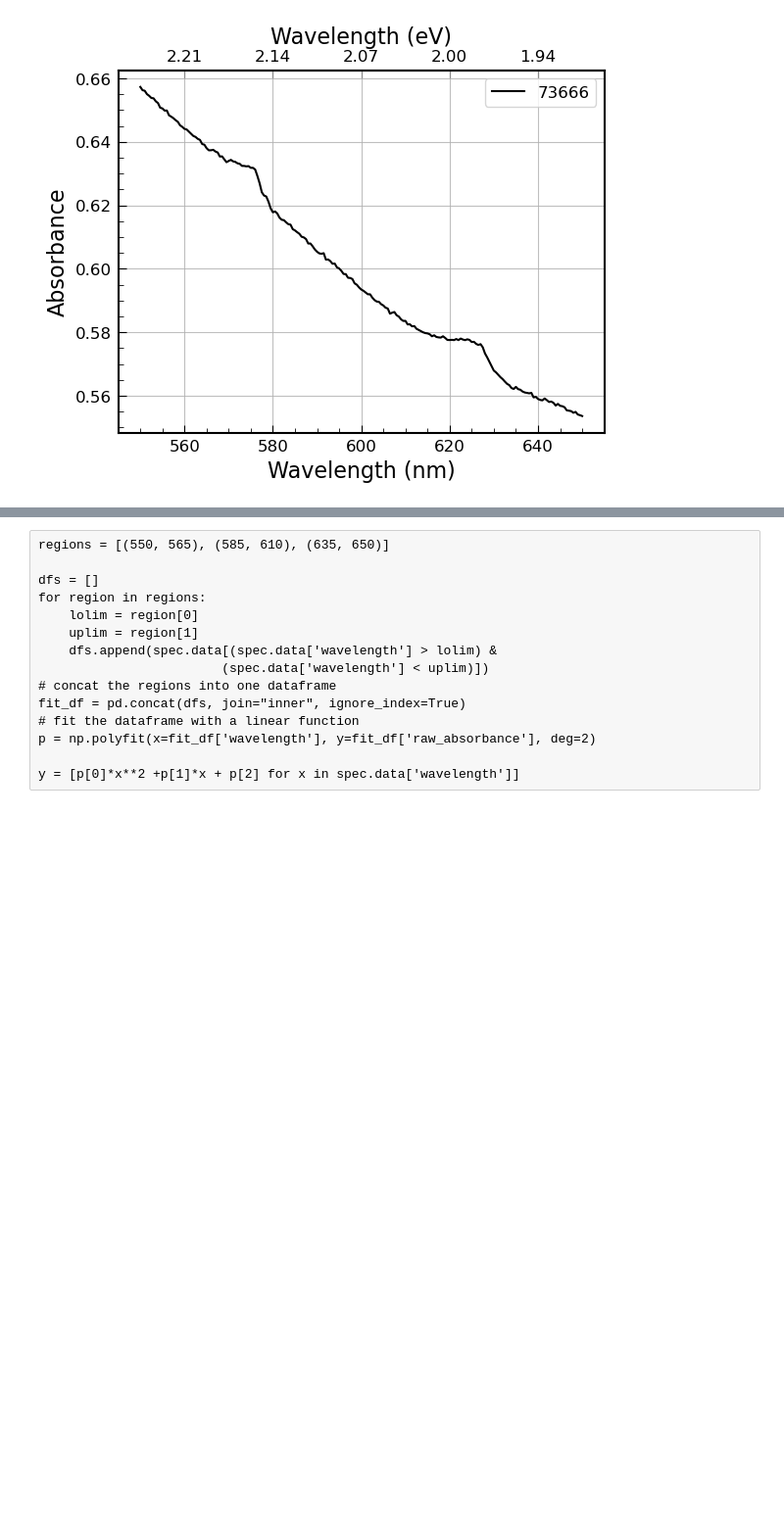
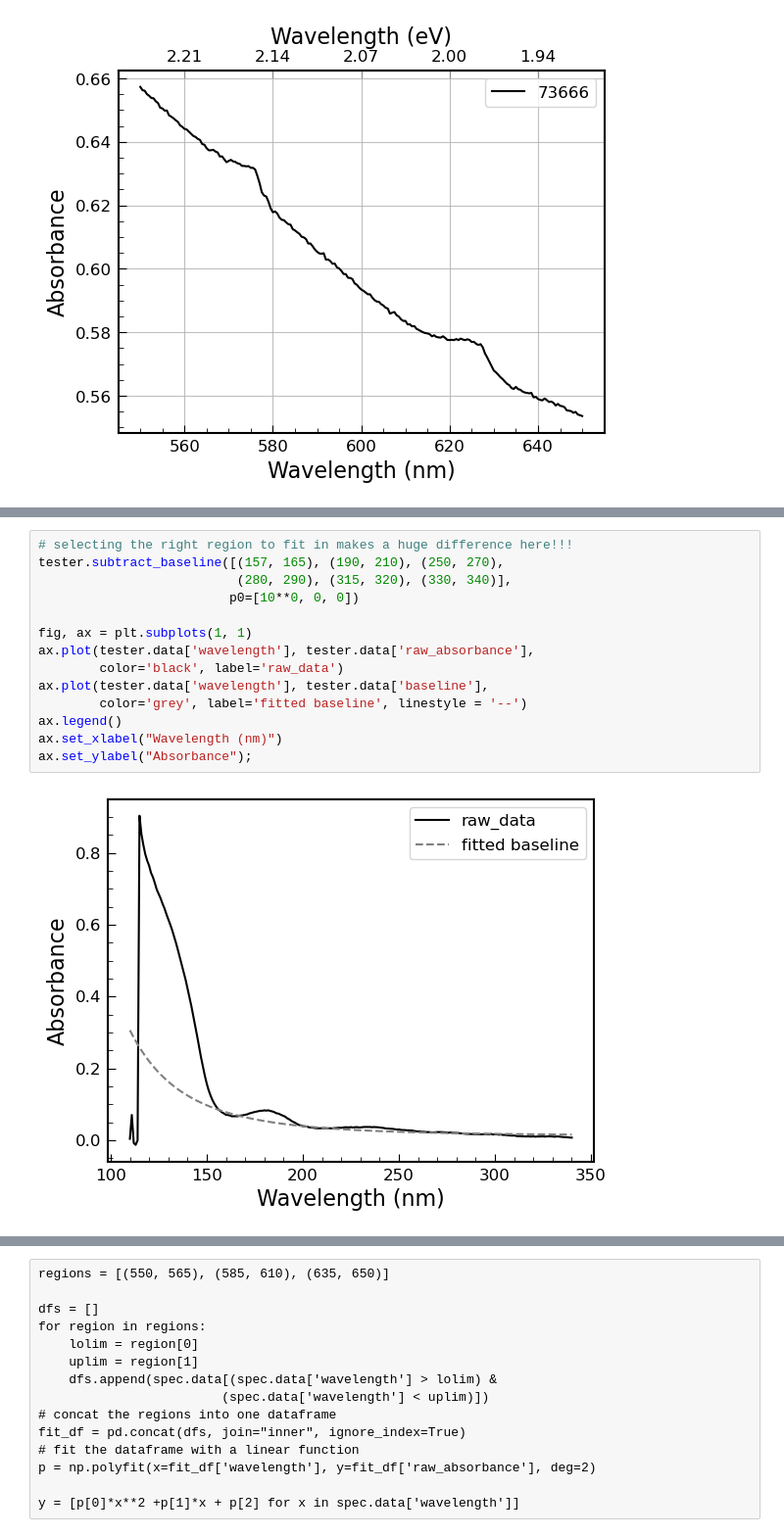
Before and after one commit to cassidy-andrew/AU-UV_ices, a Jupyter notebook: playground.ipynb, the cells around one changed output, grey strips where cells are left out. Shown: that part at 98% size. Cells and saved outputs as stored; diff of their text form; blank space fills up the shorter version.

```diff
--- a/playground.ipynb
+++ b/playground.ipynb
@@ -198,0 +252,16 @@ tools.plot_absorbance([spec])
+# %%
+# selecting the right region to fit in makes a huge difference here!!!
+tester.subtract_baseline([(157, 165), (190, 210), (250, 270),
+                          (280, 290), (315, 320), (330, 340)],
+                         p0=[10**0, 0, 0])
+
+fig, ax = plt.subplots(1, 1)
+ax.plot(tester.data['wavelength'], tester.data['raw_absorbance'],
+        color='black', label='raw_data')
+ax.plot(tester.data['wavelength'], tester.data['baseline'],
+        color='grey', label='fitted baseline', linestyle = '--')
+ax.legend()
+ax.set_xlabel("Wavelength (nm)")
+ax.set_ylabel("Absorbance");
+# %% [output]
+[figure, added]
```
Also changed, not shown: parts of 13 cells of this notebook, 3 other files.
